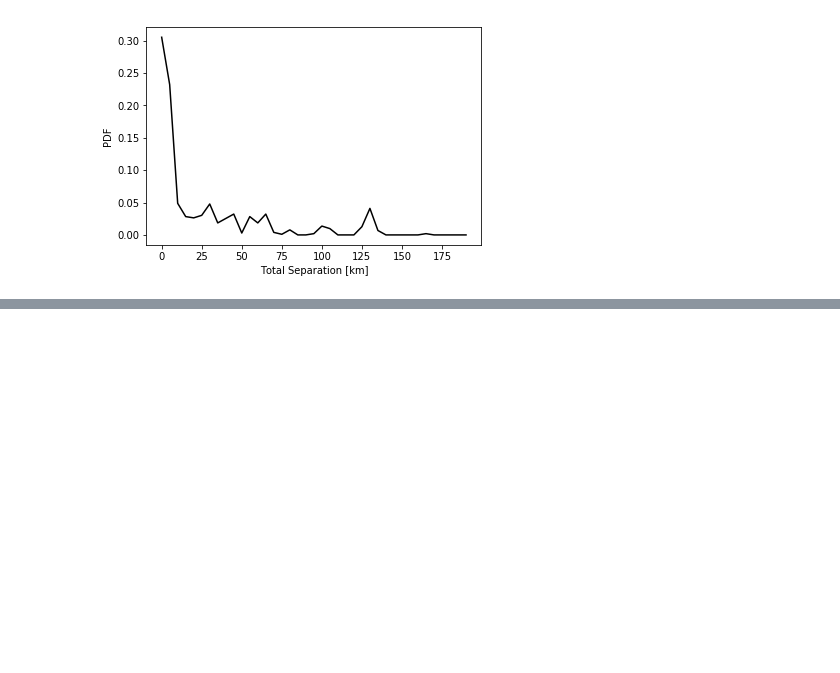
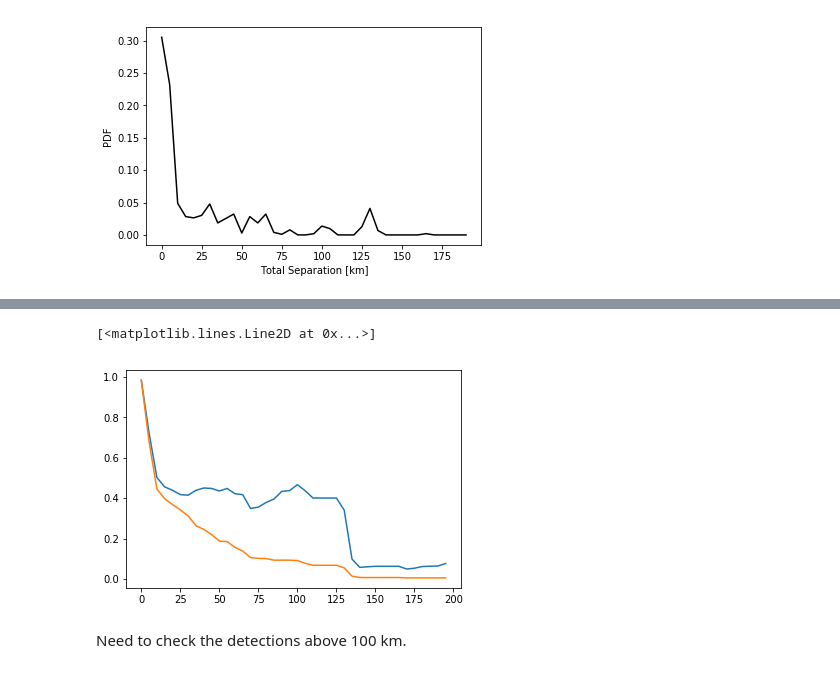
Before and after one commit to mshumko/ac6_microburst_scale_sizes, a Jupyter notebook: stats/Microburst_CDF.ipynb, the cells around one changed output, grey strips where cells are left out. Drawn from its saved outputs; the diff is of its cells as text; code cells hidden in the pictures; blank space fills up the shorter version.

```diff
--- a/stats/Microburst_CDF.ipynb
+++ b/stats/Microburst_CDF.ipynb
@@ -132,0 +169,9 @@ if WRITE_CDF_TO_FILE:
+# %%
+cdf2 = np.array([(coincidentEvents['Dist_Total'] >= di).sum()/totalEvents*wi for di, wi in zip(bins, weights)])
+# %%
+plt.plot(bins, cdf2); plt.plot(bins, cdf)
+# %% [output]
+[<matplotlib.lines.Line2D at 0x...>]
+[figure, added]
+# %% [markdown]
+Need to check the detections above 100 km.
```
Also changed, not shown: parts of 12 cells of this notebook.
